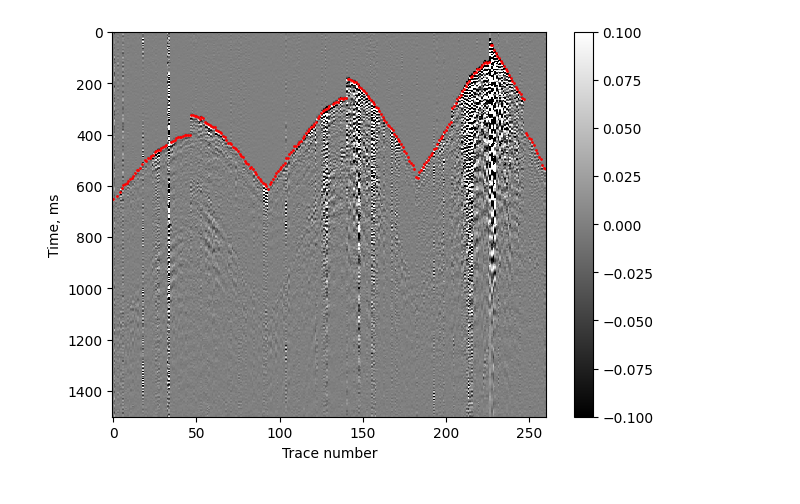
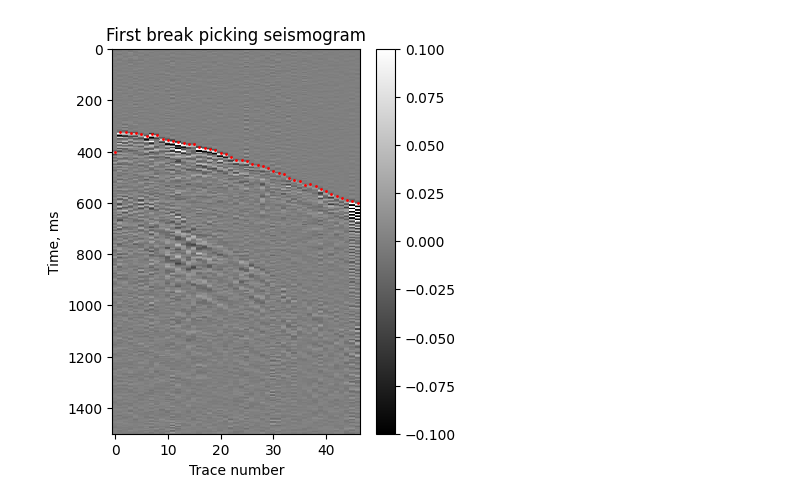
Before and after one commit to khristoforovs/first-break-picking-test-task, a Jupyter notebook: src/first_break_picking/preprocessing/notebooks/load_prepare_and_show.ipynb, the cells around one changed output. Cells and saved outputs as stored; diff of their text form; code cells hidden in the pictures.

```diff
--- a/src/first_break_picking/preprocessing/notebooks/load_prepare_and_show.ipynb
+++ b/src/first_break_picking/preprocessing/notebooks/load_prepare_and_show.ipynb
@@ -7,7 +7,7 @@ import numpy.typing as npt
 import matplotlib.pyplot as plt
 from tqdm import tqdm
 # %%
-fld = "../../../../data/"
+fld = "D:Storage/datasets/first-break-recognition-dataset/data"
 file_name = r"Halfmile3D_add_geom_sorted.hdf5"
 f = dict(h5py.File(os.path.join(fld, file_name))["TRACE_DATA/DEFAULT"])
 # %%
@@ -55,6 +55,28 @@ df = pd.DataFrame(
         "spare1": prepare_spare1(rec_ids, n_unique_recs),
     }
 )
+# %%
+def prepare_shot_id_split_indices(row):
+    shot_id = row["shot_id"]
+    indices = np.where((np.diff(shot_id) > 5000).astype(int))[0]
+    indices = np.r_[0, indices, shot_id.size]
+    return indices
+
+
+df["shot_id_split_indices"] = df.apply(prepare_shot_id_split_indices, axis=1)
+# %%
+def split_by_shots(row: pd.Series):
+    ind = row["shot_id_split_indices"]
+    row["data_array"] = [row["data_array"][:, a:b] for a, b in zip(ind, ind[1:])]
+    row["shot_id"] = [row["shot_id"][a:b] for a, b in zip(ind, ind[1:])]
+    row["spare1"] = [row["spare1"][a:b] for a, b in zip(ind, ind[1:])]
+    row["shot_id_split_indices"] = [[a, b] for a, b in zip(ind, ind[1:])]
+    return row
+
+
+df = df.apply(split_by_shots, axis=1)
+df = df.explode(["data_array", "shot_id", "spare1", "shot_id_split_indices"]).reset_index(drop=True)
+df["time_grid"] = df.apply(lambda row: 1e-3 * np.arange(row["data_array"].shape[0]) * row["sample_rate"], axis=1)
 # %%
 df.head()
 # %% [output]
@@ -67,19 +89,19 @@ df.head()
 # %%
-i = 0
+i = 1
 x = np.arange(df["data_array"][i].shape[1], dtype=int)
-y = 1e-3 * np.arange(df["data_array"][i].shape[0]) * df["sample_rate"][i]
+y = df["time_grid"][i]
 X, Y = np.meshgrid(x, y)
 spare1 = df["spare1"][i]
 eps = 1e-6
 
-plt.figure(figsize=(7, 5))
+plt.figure(figsize=(4, 5))
 plt.pcolor(X, Y, df["data_array"][i], cmap="gray", clim=(-0.1, 0.1))
 plt.plot(x[spare1 > eps], spare1[spare1 > eps], ".r", ms=2)
 plt.gca().invert_yaxis()
 plt.ylabel("Time, ms")
 plt.xlabel("Trace number")
 plt.title("First break picking seismogram")
 plt.colorbar()
 plt.show()
 # %% [output]
-[figure, old version]
+[figure, new version]
```
Also changed, not shown: parts of 3 cells of this notebook, 2 other files.
